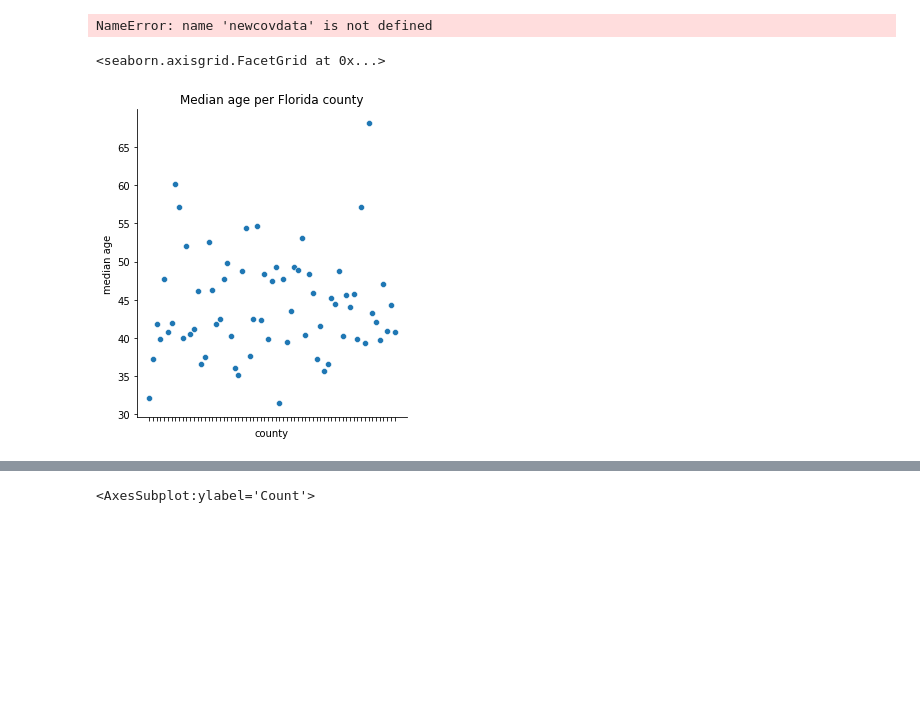
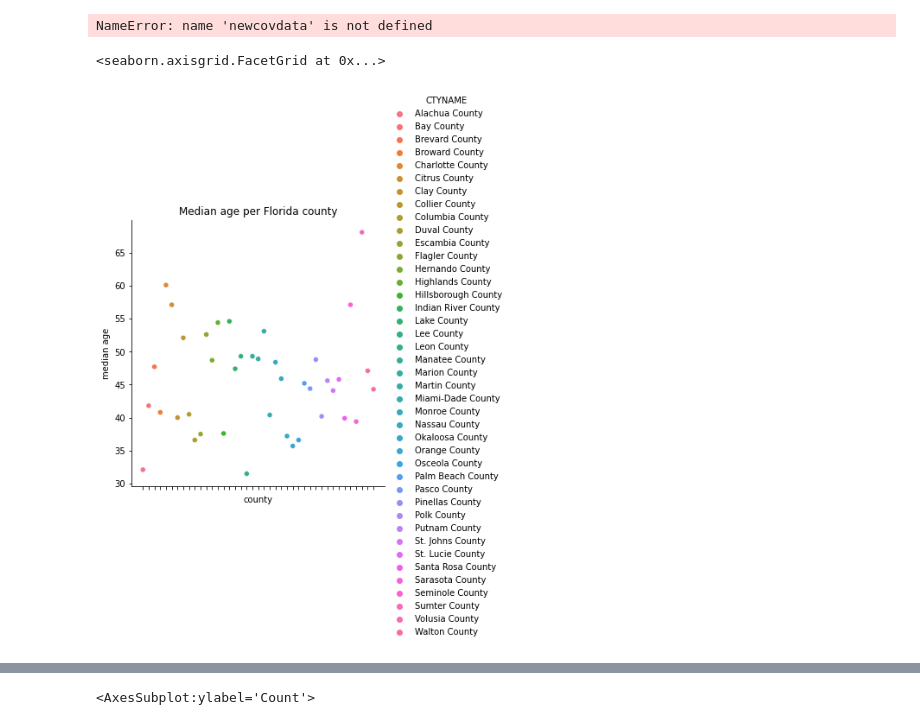
Before and after one commit to traceymoyston/Che2410_Project1, a Jupyter notebook: MoystonTracey_datavisulaisation.ipynb, the cells around one changed output, grey strips where cells are left out. Drawn from its saved outputs; the diff is of its cells as text; code cells hidden in the pictures; blank space fills up the shorter version.

```diff
--- a/MoystonTracey_datavisulaisation.ipynb
+++ b/MoystonTracey_datavisulaisation.ipynb
@@ -35,10 +51,29 @@ NameError: name 'newcovdata' is not defined
 # %%
 #median age used for the sake of plotting the data. gives an idea of the counties with older population
 
-sns.relplot(data=newdata2["MEDIAN_AGE_TOT"], x=newdata2["CTYNAME"], y=newdata2["MEDIAN_AGE_TOT"]).set(xticklabels=[],title='Median age per Florida county',xlabel="county",ylabel="median age")
+agedata2=[];
+
+
+
+columnsdat2=[i for i in range(39,len(list(newdata2.columns)),3)];
+columnsdat2.insert(0,9)
+columnsdat2.insert(0,6)
+columnsdat2.insert(0,4)
+
+
+agedata2=newdata2[newdata2.columns[columnsdat2]]
+
+for j in agedata2["CTYNAME"]:
+    k=j.replace('County','')
+    b=list(agedata2[agedata2['CTYNAME']==j].index)
+    if k not in list(eddat2.columns):
+        agedata2=agedata2.drop(b)
+# print(agedata2)
+
+sns.relplot(data=agedata2["MEDIAN_AGE_TOT"], x=agedata2["CTYNAME"], y=agedata2["MEDIAN_AGE_TOT"], hue=agedata2["CTYNAME"]).set(xticklabels=[],title='Median age per Florida county',xlabel="county",ylabel="median age")
 # %% [output]
 <seaborn.axisgrid.FacetGrid at 0x...>
-[figure, old version]
+[figure, new version]
 # %%
 #Education data - looking at the 5 categories
 #normalized to the total population
```
Also changed, not shown: parts of 14 cells of this notebook.
